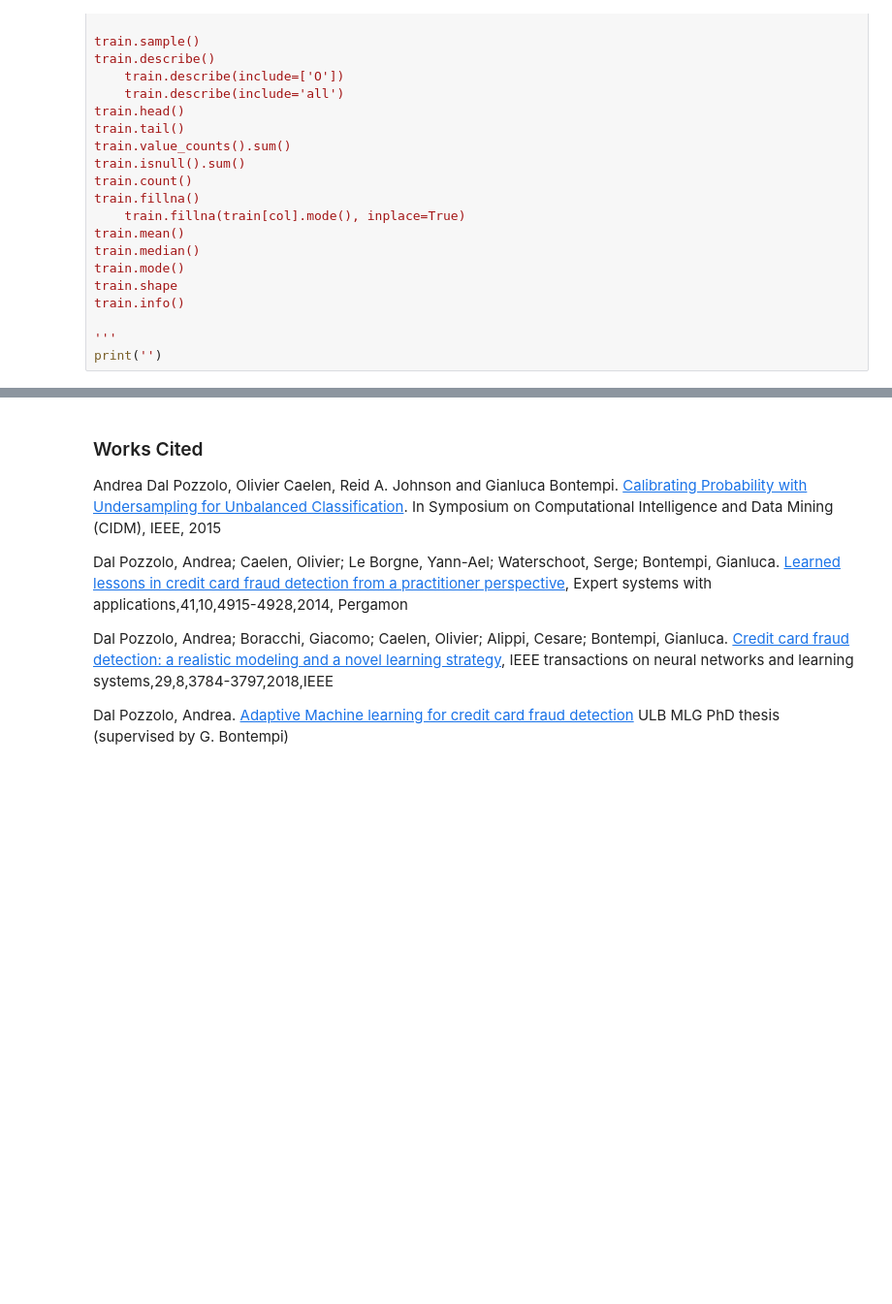
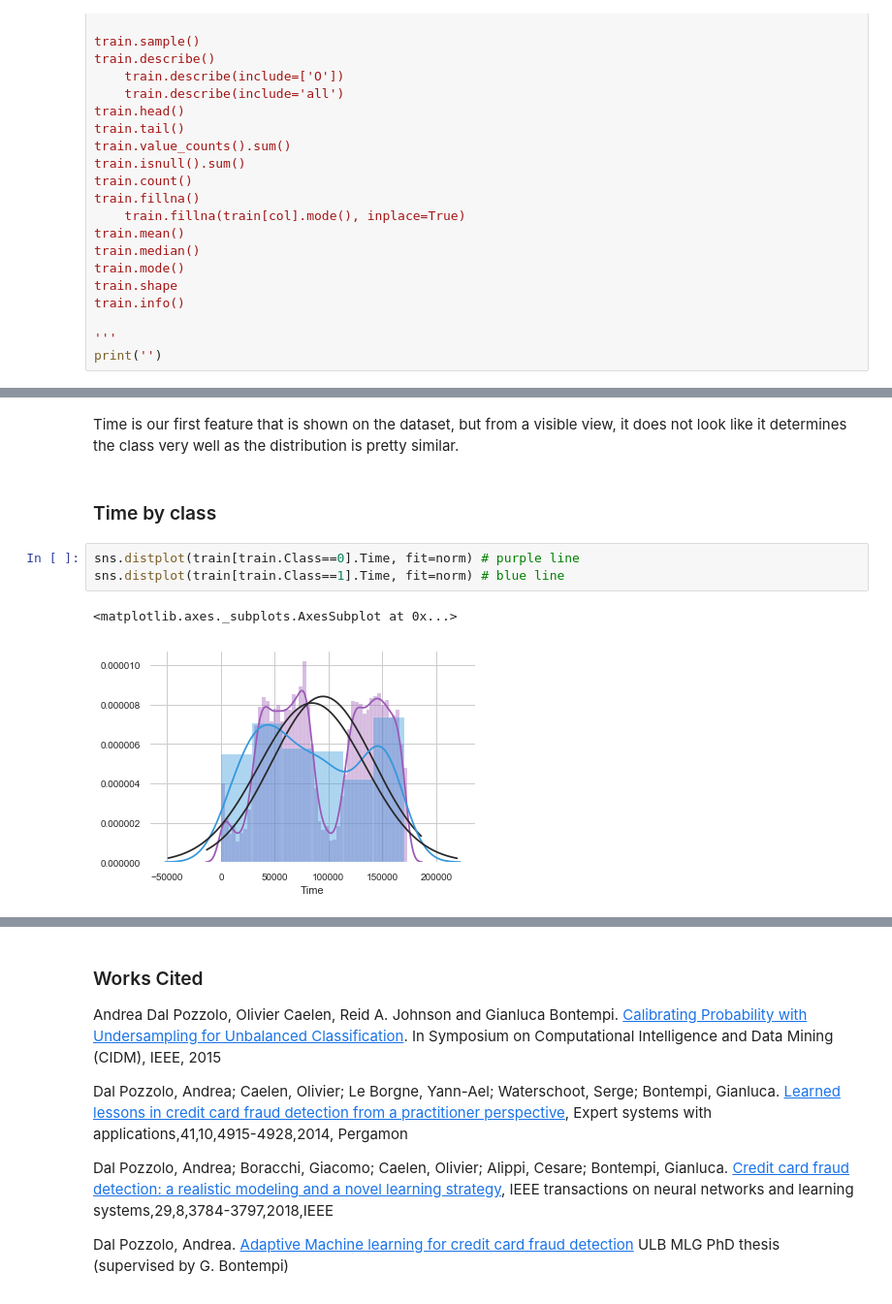
Before and after one commit to davidtnly/Python, a Jupyter notebook: MachineLearning/17-credit-card-fraud-detection.ipynb, the cells around one changed output, grey strips where cells are left out. Shown: that part at 97% size. Drawn from its saved outputs; the diff is of its cells as text; blank space fills up the shorter version.

```diff
--- a/MachineLearning/17-credit-card-fraud-detection.ipynb
+++ b/MachineLearning/17-credit-card-fraud-detection.ipynb
@@ -257,0 +440,10 @@ Use sklearn's pipeline library to wrap their preprocessing, feature selection an
+# %% [markdown]
+Time is our first feature that is shown on the dataset, but from a visible view, it does not look like it determines the class very well as the distribution is pretty similar.
+# %% [markdown]
+### Time by class
+# %%
+sns.distplot(train[train.Class==0].Time, fit=norm) # purple line
+sns.distplot(train[train.Class==1].Time, fit=norm) # blue line
+# %% [output]
+<matplotlib.axes._subplots.AxesSubplot at 0x...>
+[figure, added]
```
Also changed, not shown: parts of 70 cells of this notebook, 1 other file.
